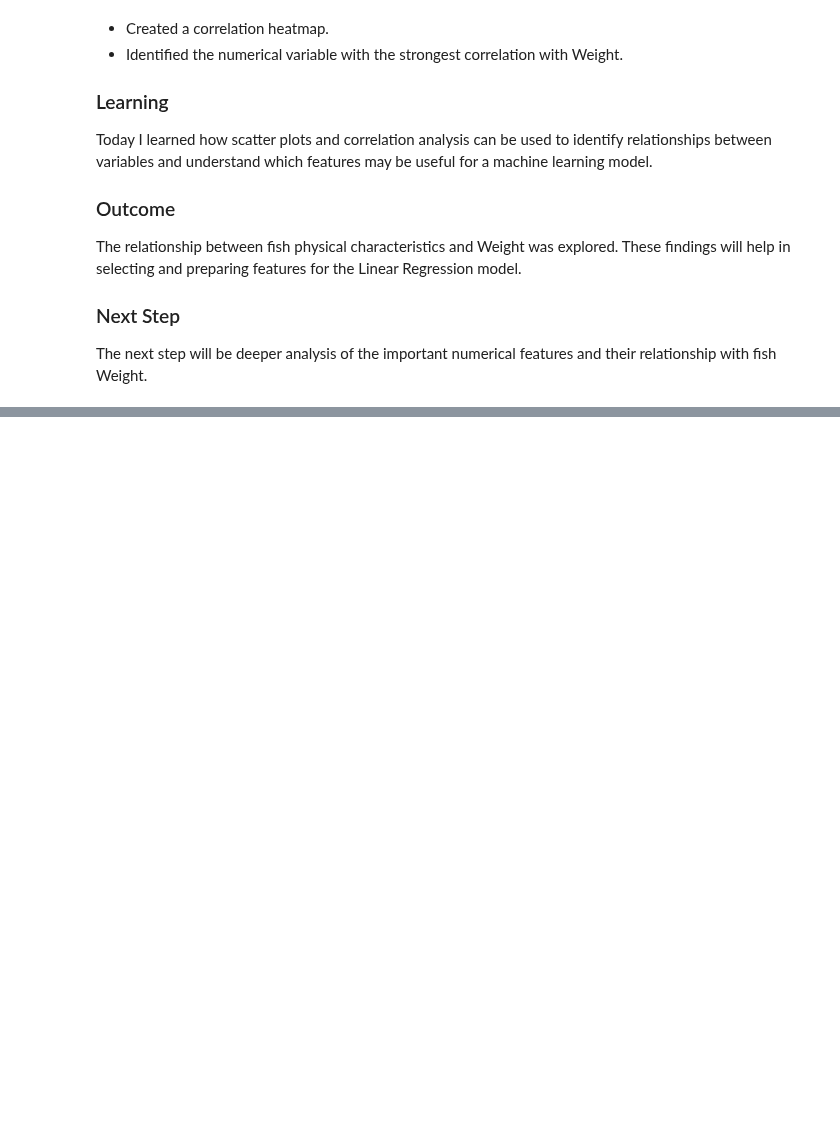
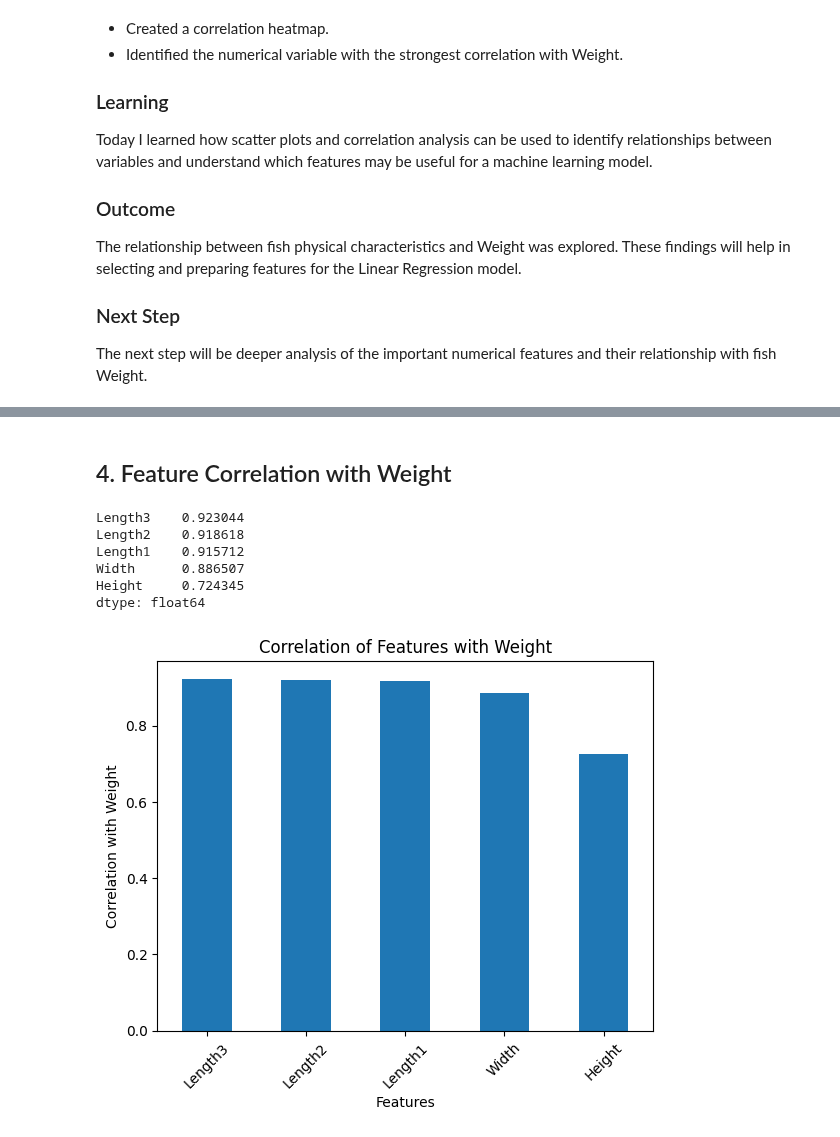
Before and after one commit to abhipsa29-cloud/Fish-Weight-Prediction, a Jupyter notebook: Fish_Weight_Prediction.ipynb, the cells around one changed output, grey strips where cells are left out. Drawn from its saved outputs; the diff is of its cells as text; code cells hidden in the pictures; blank space fills up the shorter version.

Commit message:
Day 7: Analyzed features and selected prediction variables

```diff
--- a/Fish_Weight_Prediction.ipynb
+++ b/Fish_Weight_Prediction.ipynb
@@ -1088,0 +1098,8 @@ features and their relationship with fish Weight.
+# %%
+import pandas as pd
+
+url = "https://raw.githubusercontent.com/YBIFoundation/Dataset/main/Fish.csv"
+
+df = pd.read_csv(url)
+
+print("Dataset loaded successfully!")
@@ -1088,0 +1108,2 @@ features and their relationship with fish Weight.
+# %%
+df_clean = df.copy()
@@ -1088,0 +1112,11 @@ features and their relationship with fish Weight.
+# %%
+features = ["Length1", "Length2", "Length3", "Height", "Width"]
+
+X = df_clean[features]
+y = df_clean["Weight"]
+
+print("Input features:")
+print(X.columns.tolist())
+
+print("\nTarget variable:")
+print(y.name)
@@ -1088,0 +1163,13 @@ features and their relationship with fish Weight.
+# %% [markdown]
+## 4. Feature Correlation with Weight
+# %%
+feature_correlations = X.corrwith(y).sort_values(ascending=False)
+
+print(feature_correlations)
+# %% [output]
+Length3    0.923044
+Length2    0.918618
+Length1    0.915712
+Width      0.886507
+Height     0.724345
+dtype: float64
@@ -1088,0 +1178,10 @@ features and their relationship with fish Weight.
+# %%
+feature_correlations.plot(kind="bar")
+
+plt.title("Correlation of Features with Weight")
+plt.xlabel("Features")
+plt.ylabel("Correlation with Weight")
+plt.xticks(rotation=45)
+plt.show()
+# %% [output]
+[figure, added]
```
Also changed, not shown: parts of 17 cells of this notebook.
